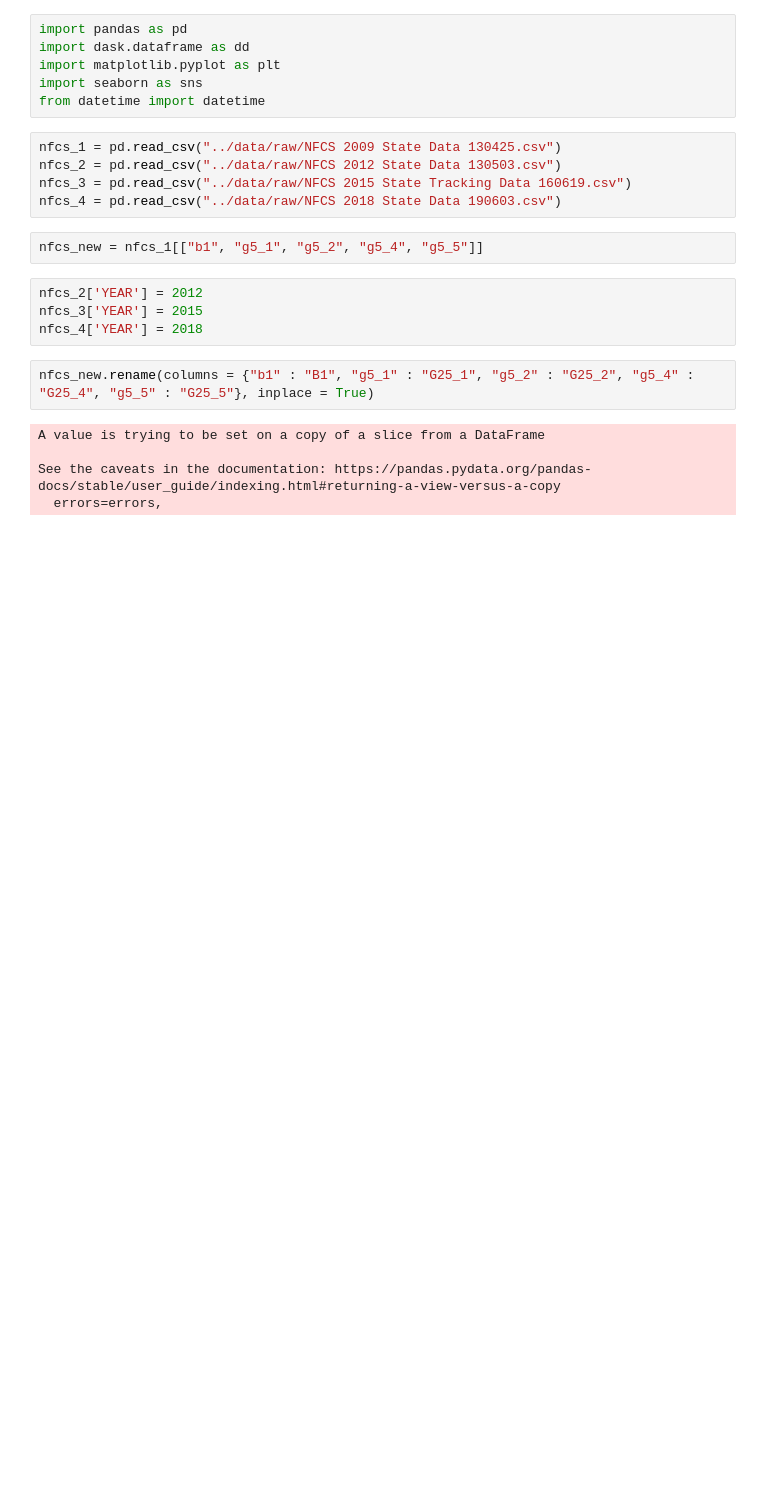
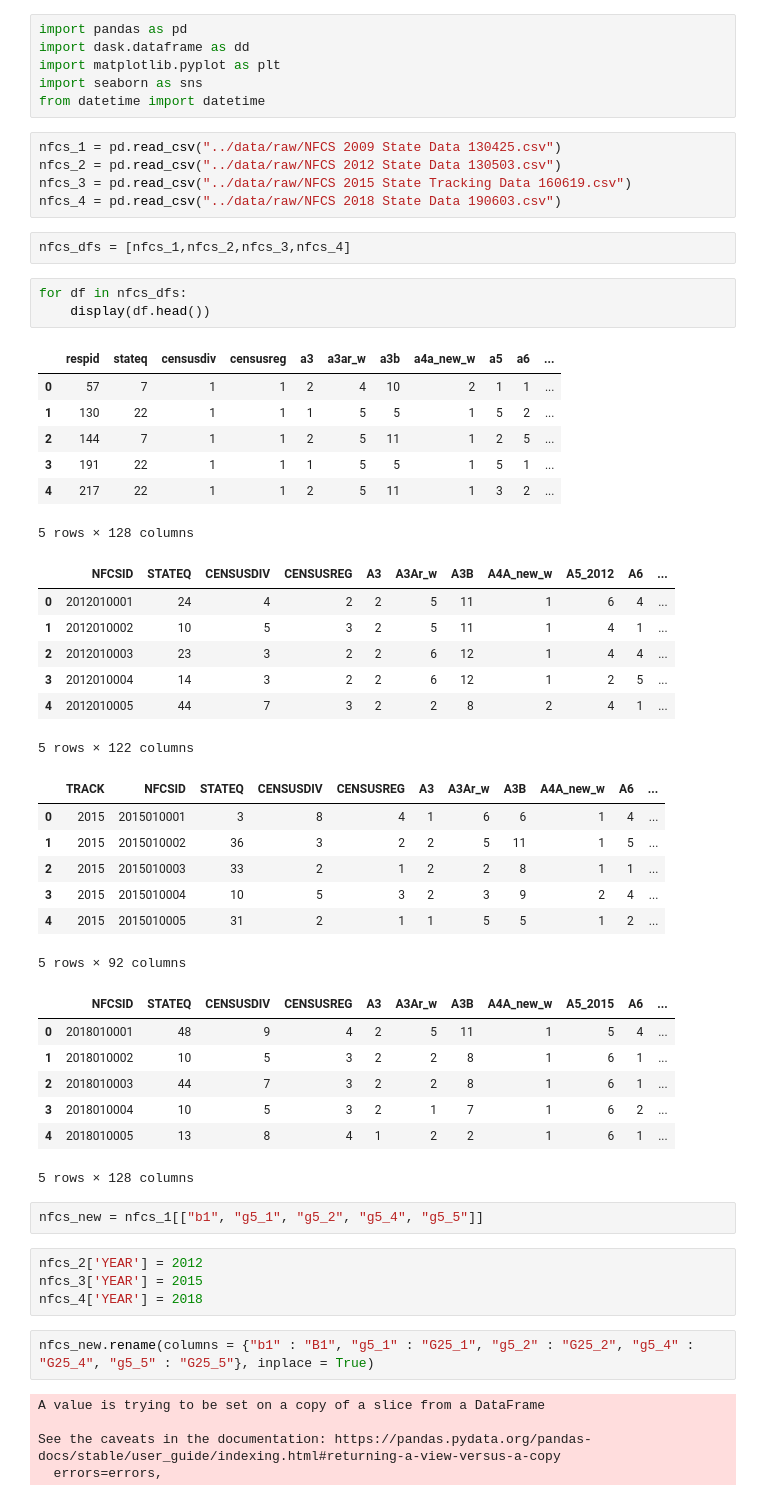
Before and after one commit to Neji128/An-Exploration-of-the-Unbanked-in-the-US, a Jupyter notebook: notebooks/NFCS_data_cleaning.ipynb, the cells around one changed output. Saved outputs shown, nothing was run; the diff lists cells and outputs as text; blank space fills up the shorter version.

```diff
--- a/notebooks/NFCS_data_cleaning.ipynb
+++ b/notebooks/NFCS_data_cleaning.ipynb
@@ -9,6 +9,40 @@ nfcs_1 = pd.read_csv("../data/raw/NFCS 2009 State Data 130425.csv")
 nfcs_2 = pd.read_csv("../data/raw/NFCS 2012 State Data 130503.csv")
 nfcs_3 = pd.read_csv("../data/raw/NFCS 2015 State Tracking Data 160619.csv")
 nfcs_4 = pd.read_csv("../data/raw/NFCS 2018 State Data 190603.csv")
+# %%
+nfcs_dfs = [nfcs_1,nfcs_2,nfcs_3,nfcs_4]
+# %%
+for df in nfcs_dfs:
+    display(df.head())
+# %% [output]
+|  | respid | stateq | censusdiv | censusreg | a3 | a3ar_w | a3b | a4a_new_w | a5 | a6 | ... |
+| 0 | 57 | 7 | 1 | 1 | 2 | 4 | 10 | 2 | 1 | 1 | ... |
+| 1 | 130 | 22 | 1 | 1 | 1 | 5 | 5 | 1 | 5 | 2 | ... |
+| 2 | 144 | 7 | 1 | 1 | 2 | 5 | 11 | 1 | 2 | 5 | ... |
+| 3 | 191 | 22 | 1 | 1 | 1 | 5 | 5 | 1 | 5 | 1 | ... |
+| 4 | 217 | 22 | 1 | 1 | 2 | 5 | 11 | 1 | 3 | 2 | ... |
+5 rows × 128 columns
+|  | NFCSID | STATEQ | CENSUSDIV | CENSUSREG | A3 | A3Ar_w | A3B | A4A_new_w | A5_2012 | A6 | ... |
+| 0 | 2012010001 | 24 | 4 | 2 | 2 | 5 | 11 | 1 | 6 | 4 | ... |
+| 1 | 2012010002 | 10 | 5 | 3 | 2 | 5 | 11 | 1 | 4 | 1 | ... |
+| 2 | 2012010003 | 23 | 3 | 2 | 2 | 6 | 12 | 1 | 4 | 4 | ... |
+| 3 | 2012010004 | 14 | 3 | 2 | 2 | 6 | 12 | 1 | 2 | 5 | ... |
+| 4 | 2012010005 | 44 | 7 | 3 | 2 | 2 | 8 | 2 | 4 | 1 | ... |
+5 rows × 122 columns
+|  | TRACK | NFCSID | STATEQ | CENSUSDIV | CENSUSREG | A3 | A3Ar_w | A3B | A4A_new_w | A6 | ... |
+| 0 | 2015 | 2015010001 | 3 | 8 | 4 | 1 | 6 | 6 | 1 | 4 | ... |
+| 1 | 2015 | 2015010002 | 36 | 3 | 2 | 2 | 5 | 11 | 1 | 5 | ... |
+| 2 | 2015 | 2015010003 | 33 | 2 | 1 | 2 | 2 | 8 | 1 | 1 | ... |
+| 3 | 2015 | 2015010004 | 10 | 5 | 3 | 2 | 3 | 9 | 2 | 4 | ... |
+| 4 | 2015 | 2015010005 | 31 | 2 | 1 | 1 | 5 | 5 | 1 | 2 | ... |
+5 rows × 92 columns
+|  | NFCSID | STATEQ | CENSUSDIV | CENSUSREG | A3 | A3Ar_w | A3B | A4A_new_w | A5_2015 | A6 | ... |
+| 0 | 2018010001 | 48 | 9 | 4 | 2 | 5 | 11 | 1 | 5 | 4 | ... |
+| 1 | 2018010002 | 10 | 5 | 3 | 2 | 2 | 8 | 1 | 6 | 1 | ... |
+| 2 | 2018010003 | 44 | 7 | 3 | 2 | 2 | 8 | 1 | 6 | 1 | ... |
+| 3 | 2018010004 | 10 | 5 | 3 | 2 | 1 | 7 | 1 | 6 | 2 | ... |
+| 4 | 2018010005 | 13 | 8 | 4 | 1 | 2 | 2 | 1 | 6 | 1 | ... |
+5 rows × 128 columns
 # %%
 nfcs_new = nfcs_1[["b1", "g5_1", "g5_2", "g5_4", "g5_5"]]
 # %%
```
Also changed, not shown: 5 other files.
